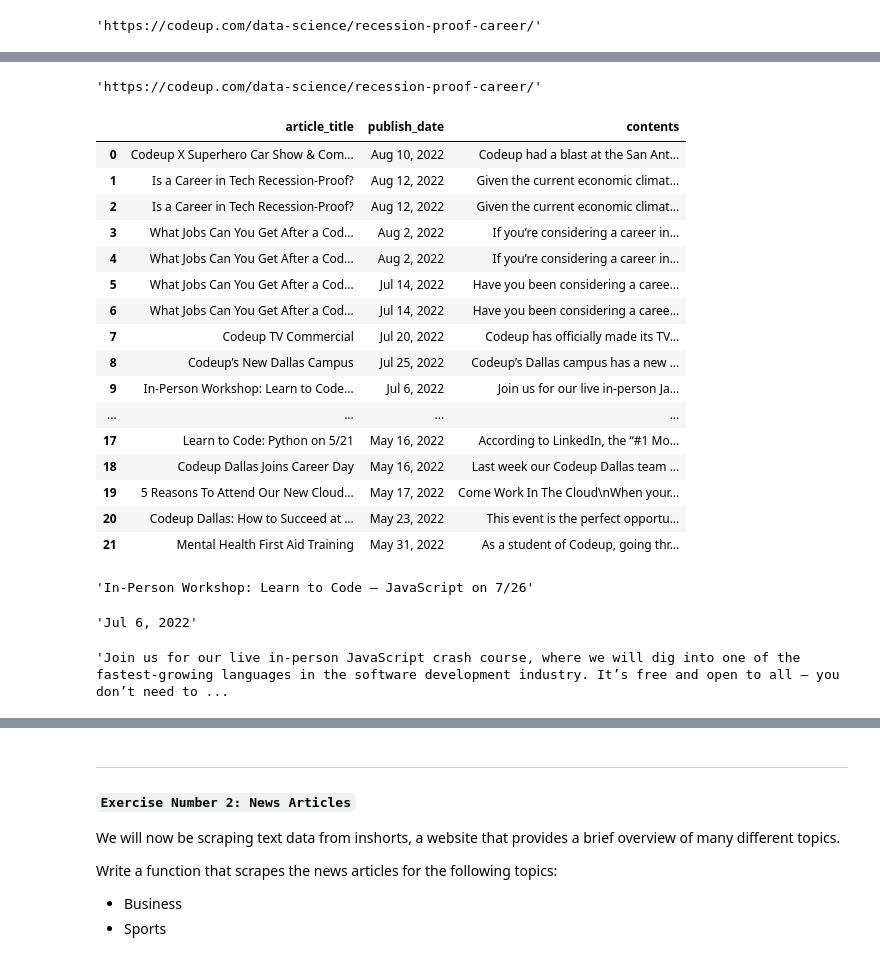
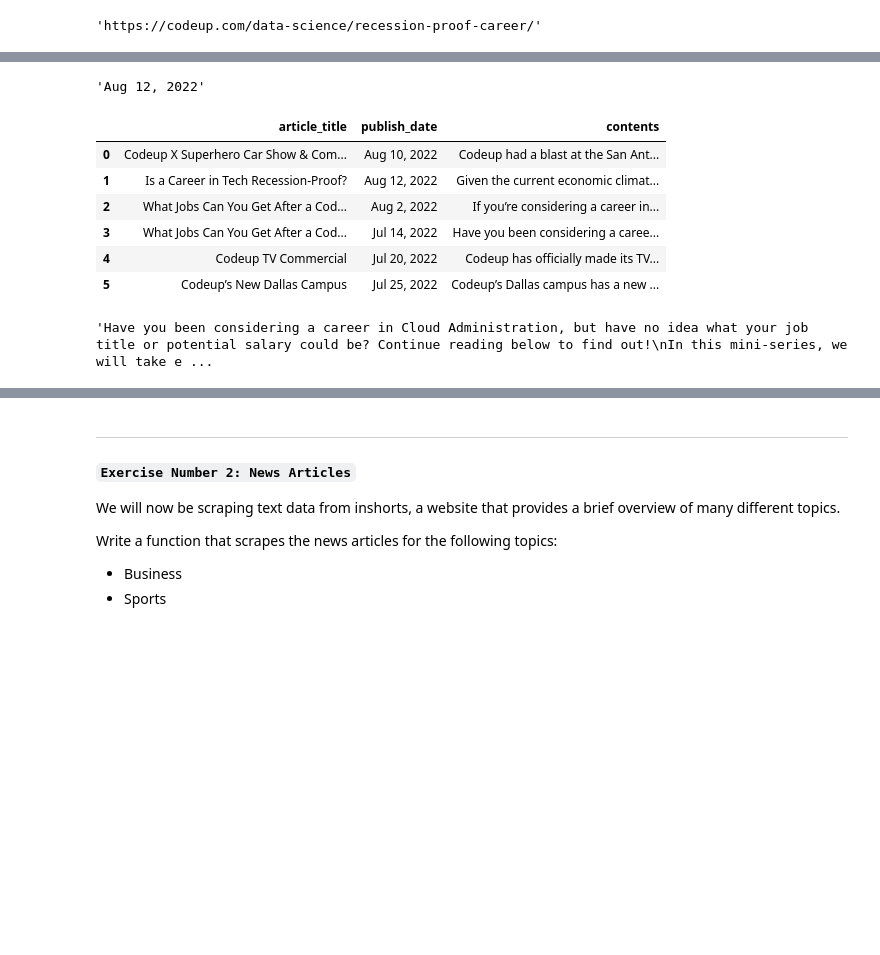
Before and after one commit to mijailmariano/natural-language-processing-exercises, a Jupyter notebook: web_scrapping.ipynb, the cells around one changed output, grey strips where cells are left out. Saved outputs shown, nothing was run; the diff lists cells and outputs as text; code cells hidden in the pictures; blank space fills up the shorter version.

```diff
--- a/web_scrapping.ipynb
+++ b/web_scrapping.ipynb
@@ -144,4 +126,7 @@ urls
-# %%
-urls[0]['href']
-# %% [output]
-'https://codeup.com/data-science/recession-proof-career/'
+# %%
+# extracting the published date
+
+published_date = soup.find('span', class_ = "published").text.strip() # checks out!
+published_date
+# %% [output]
+'Aug 12, 2022'
@@ -151,10 +162,10 @@ urls[0]['href']
 container = []
 
 # let's extract all articles in the Codeup blog post website
-for url in range(len(urls)):
+for num in range(len(urls)):
 
     # extracting the article url from Codeup blog urls
-    article_url = urls[url]['href']
+    article_url = urls[num]['href']
 
     # creating the response object (Article Website)
     response = get(article_url, headers = headers)
@@ -163,83 +174,40 @@ for url in range(len(urls)):
     soup = BeautifulSoup(response.content, 'html.parser')
 
     # extract the title
     title = soup.find('h1', class_ = "entry-title").text
 
     # extract the publish date
     published = soup.find('span', class_ = "published").text.strip()
 
     # extract article body
     contents = soup.find('div', class_ = 'entry-content').text.strip()
 
     # create dictionary that holds article contents
     article_dict = {
         "article_title": title,
         "publish_date": published,
         "contents": contents
     }
 
     # append article dictionary to the container list
     container.append(article_dict)
 
 articles = pd.DataFrame(container).sort_values("publish_date").reset_index(drop = True)
 articles
 
 # notes to self:
 # when creating a function that pulls information at scale, ensure the headers, tags, or required labeling of information is consistent and accurate
 # %% [output]
 |  | article_title | publish_date | contents |
 | 0 | Codeup X Superhero Car Show & Com... | Aug 10, 2022 | Codeup had a blast at the San Ant... |
 | 1 | Is a Career in Tech Recession-Proof? | Aug 12, 2022 | Given the current economic climat... |
-| 2 | Is a Career in Tech Recession-Proof? | Aug 12, 2022 | Given the current economic climat... |
-| 3 | What Jobs Can You Get After a Cod... | Aug 2, 2022 | If you’re considering a career in... |
-| 4 | What Jobs Can You Get After a Cod... | Aug 2, 2022 | If you’re considering a career in... |
-| 5 | What Jobs Can You Get After a Cod... | Jul 14, 2022 | Have you been considering a caree... |
-| 6 | What Jobs Can You Get After a Cod... | Jul 14, 2022 | Have you been considering a caree... |
-| 7 | Codeup TV Commercial | Jul 20, 2022 | Codeup has officially made its TV... |
-| 8 | Codeup’s New Dallas Campus | Jul 25, 2022 | Codeup’s Dallas campus has a new ... |
-| 9 | In-Person Workshop: Learn to Code... | Jul 6, 2022 | Join us for our live in-person Ja... |
-| ... | ... | ... | ... |
-| 17 | Learn to Code: Python on 5/21 | May 16, 2022 | According to LinkedIn, the “#1 Mo... |
-| 18 | Codeup Dallas Joins Career Day | May 16, 2022 | Last week our Codeup Dallas team ... |
-| 19 | 5 Reasons To Attend Our New Cloud... | May 17, 2022 | Come Work In The Cloud\nWhen your... |
-| 20 | Codeup Dallas: How to Succeed at ... | May 23, 2022 | This event is the perfect opportu... |
-| 21 | Mental Health First Aid Training | May 31, 2022 | As a student of Codeup, going thr... |
+| 2 | What Jobs Can You Get After a Cod... | Aug 2, 2022 | If you’re considering a career in... |
+| 3 | What Jobs Can You Get After a Cod... | Jul 14, 2022 | Have you been considering a caree... |
+| 4 | Codeup TV Commercial | Jul 20, 2022 | Codeup has officially made its TV... |
+| 5 | Codeup’s New Dallas Campus | Jul 25, 2022 | Codeup’s Dallas campus has a new ... |
-# %%
-# sample title extraction code
-
-# create the blog url
-url = 'https://codeup.com/blog/'
-
-# include the headers
-headers = {'User-Agent': 'Codeup Data Science'}
-
-#create the response object
-response1 = get(url, headers = headers)
-
-# first soup
-soup1 = BeautifulSoup(response1.content, 'html.parser')
-
-# hit the blog domain and retrieve article link
-link_url = soup1.select('h2 a[href]')[counter]["href"]
-
-response2 = get(link_url, headers = headers)
-
-# new soup object
-soup2 = BeautifulSoup(response2.content, 'html.parser')
-
-soup2.find('h1', class_ = "entry-title").text # checks out!
-# %% [output]
-'In-Person Workshop: Learn to Code – JavaScript on 7/26'
 # %%
-# extracting the published date
+# extract article/blog contents
 
-published_date = soup2.find('span', class_ = "published").text.strip() # checks out!
-published_date
+soup.find('div', class_ = 'entry-content').text.strip() # checks out!
 # %% [output]
-'Jul 6, 2022'
+'Have you been considering a career in Cloud Administration, but have no idea what your job title or potential salary could be? Continue reading below to find out!\nIn this mini-series, we will take e ...
-# %%
-# extract article/blog contents
-
-soup2.find('div', class_ = 'entry-content').text.strip() # checks out!
-# %% [output]
-'Join us for our live in-person JavaScript crash course, where we will dig into one of the fastest-growing languages in the software development industry. It’s free and open to all – you don’t need to ...
```
Also changed, not shown: parts of 32 cells of this notebook, 3 other files.
